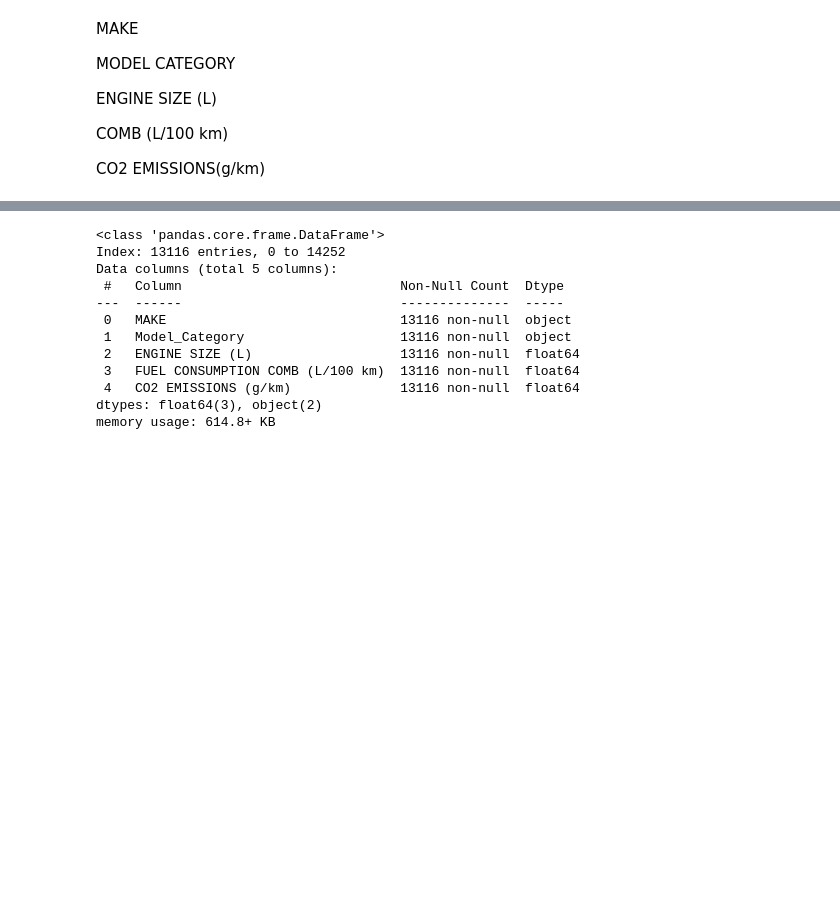
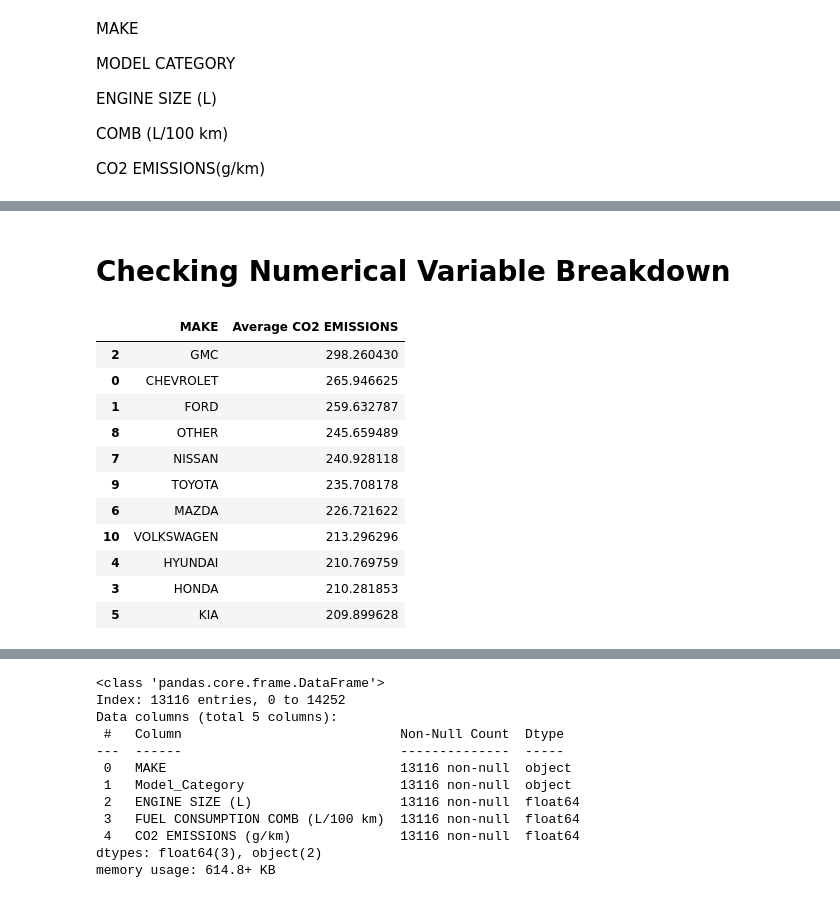
Before and after one commit to GabrielSpagnuolo15/AI_In_Business_Schulich, a Jupyter notebook: Assignments/Assignment1NewVersion.ipynb, the cells around one changed output, grey strips where cells are left out. Drawn from its saved outputs; the diff is of its cells as text; code cells hidden in the pictures; blank space fills up the shorter version.

```diff
--- a/Assignments/Assignment1NewVersion.ipynb
+++ b/Assignments/Assignment1NewVersion.ipynb
@@ -322,3 +322,20 @@ df.head()
 | 2 | 2000.0 | OTHER | 3.2TL | MID-SIZE | 3.2 | 6.0 | AS5 | ... |
 | 3 | 2000.0 | OTHER | 3.5RL | MID-SIZE | 3.5 | 6.0 | A4 | ... |
 | 4 | 2000.0 | OTHER | INTEGRA | SUBCOMPACT | 1.8 | 4.0 | A4 | ... |
+# %% [markdown]
+# Checking Numerical Variable Breakdown
+# %%
+df.groupby('MAKE')['CO2 EMISSIONS (g/km)'].mean().reset_index(name='Average CO2 EMISSIONS').sort_values(by='Average CO2 EMISSIONS', ascending=False)
+# %% [output]
+|  | MAKE | Average CO2 EMISSIONS |
+| 2 | GMC | 298.260430 |
+| 0 | CHEVROLET | 265.946625 |
+| 1 | FORD | 259.632787 |
+| 8 | OTHER | 245.659489 |
+| 7 | NISSAN | 240.928118 |
+| 9 | TOYOTA | 235.708178 |
+| 6 | MAZDA | 226.721622 |
+| 10 | VOLKSWAGEN | 213.296296 |
+| 4 | HYUNDAI | 210.769759 |
+| 3 | HONDA | 210.281853 |
+| 5 | KIA | 209.899628 |
```
Also changed, not shown: parts of 10 cells of this notebook.
